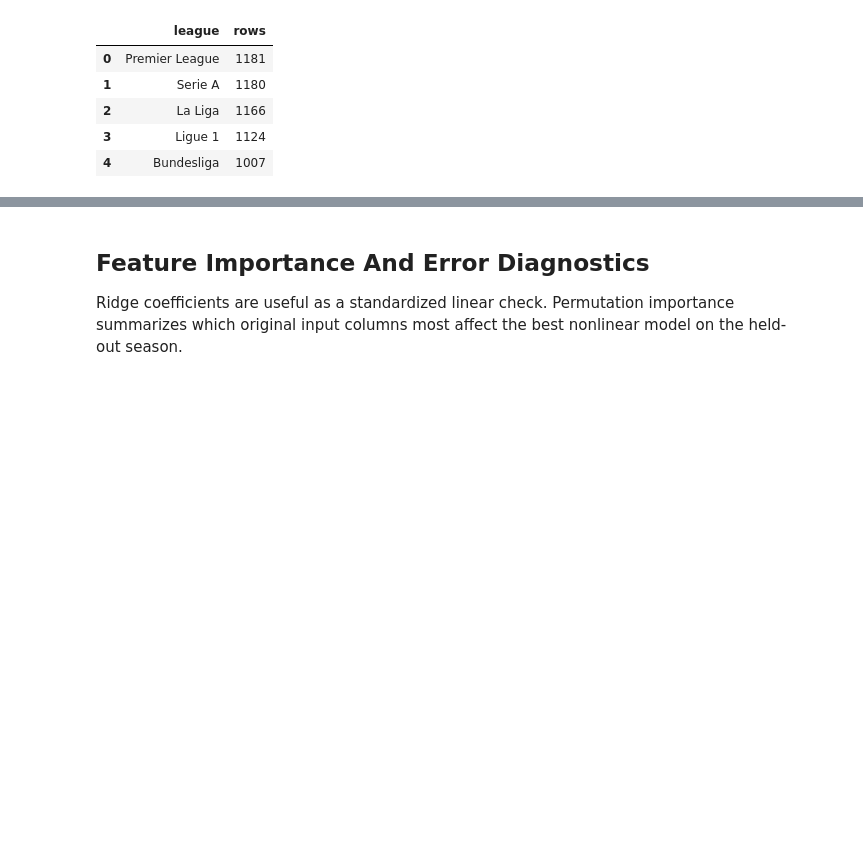
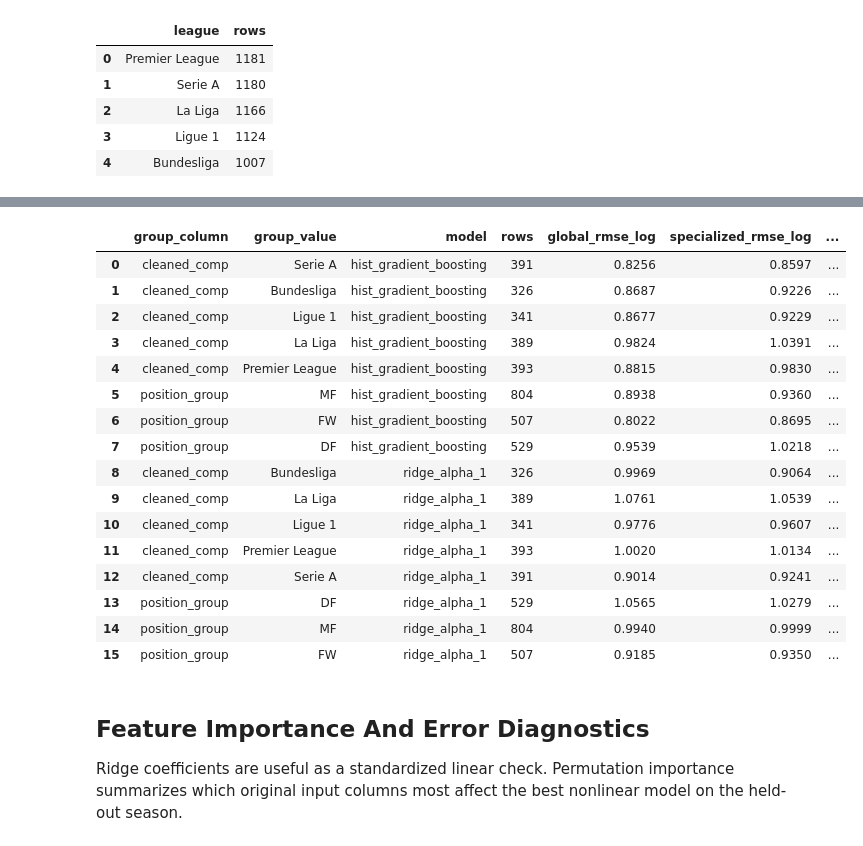
Before and after one commit to davidaslanyan2202/capstone-new, a Jupyter notebook: analysis/eda_and_baseline.ipynb, the cells around one changed output, grey strips where cells are left out. Cells and saved outputs as stored; diff of their text form; code cells hidden in the pictures; blank space fills up the shorter version.

```diff
--- a/analysis/eda_and_baseline.ipynb
+++ b/analysis/eda_and_baseline.ipynb
@@ -140,3 +186,25 @@ position_test_metrics
+# %%
+specialized_comparison.sort_values(
+    ["model", "group_column", "rmse_log_delta_specialized_minus_global"]
+).reset_index(drop=True)
+# %% [output]
+|  | group_column | group_value | model | rows | global_rmse_log | specialized_rmse_log | ... |
+| 0 | cleaned_comp | Serie A | hist_gradient_boosting | 391 | 0.8256 | 0.8597 | ... |
+| 1 | cleaned_comp | Bundesliga | hist_gradient_boosting | 326 | 0.8687 | 0.9226 | ... |
+| 2 | cleaned_comp | Ligue 1 | hist_gradient_boosting | 341 | 0.8677 | 0.9229 | ... |
+| 3 | cleaned_comp | La Liga | hist_gradient_boosting | 389 | 0.9824 | 1.0391 | ... |
+| 4 | cleaned_comp | Premier League | hist_gradient_boosting | 393 | 0.8815 | 0.9830 | ... |
+| 5 | position_group | MF | hist_gradient_boosting | 804 | 0.8938 | 0.9360 | ... |
+| 6 | position_group | FW | hist_gradient_boosting | 507 | 0.8022 | 0.8695 | ... |
+| 7 | position_group | DF | hist_gradient_boosting | 529 | 0.9539 | 1.0218 | ... |
+| 8 | cleaned_comp | Bundesliga | ridge_alpha_1 | 326 | 0.9969 | 0.9064 | ... |
+| 9 | cleaned_comp | La Liga | ridge_alpha_1 | 389 | 1.0761 | 1.0539 | ... |
+| 10 | cleaned_comp | Ligue 1 | ridge_alpha_1 | 341 | 0.9776 | 0.9607 | ... |
+| 11 | cleaned_comp | Premier League | ridge_alpha_1 | 393 | 1.0020 | 1.0134 | ... |
+| 12 | cleaned_comp | Serie A | ridge_alpha_1 | 391 | 0.9014 | 0.9241 | ... |
+| 13 | position_group | DF | ridge_alpha_1 | 529 | 1.0565 | 1.0279 | ... |
+| 14 | position_group | MF | ridge_alpha_1 | 804 | 0.9940 | 0.9999 | ... |
+| 15 | position_group | FW | ridge_alpha_1 | 507 | 0.9185 | 0.9350 | ... |
 # %% [markdown]
 ## Feature Importance And Error Diagnostics
 
```
Also changed, not shown: parts of 13 cells of this notebook, 13 other files.
